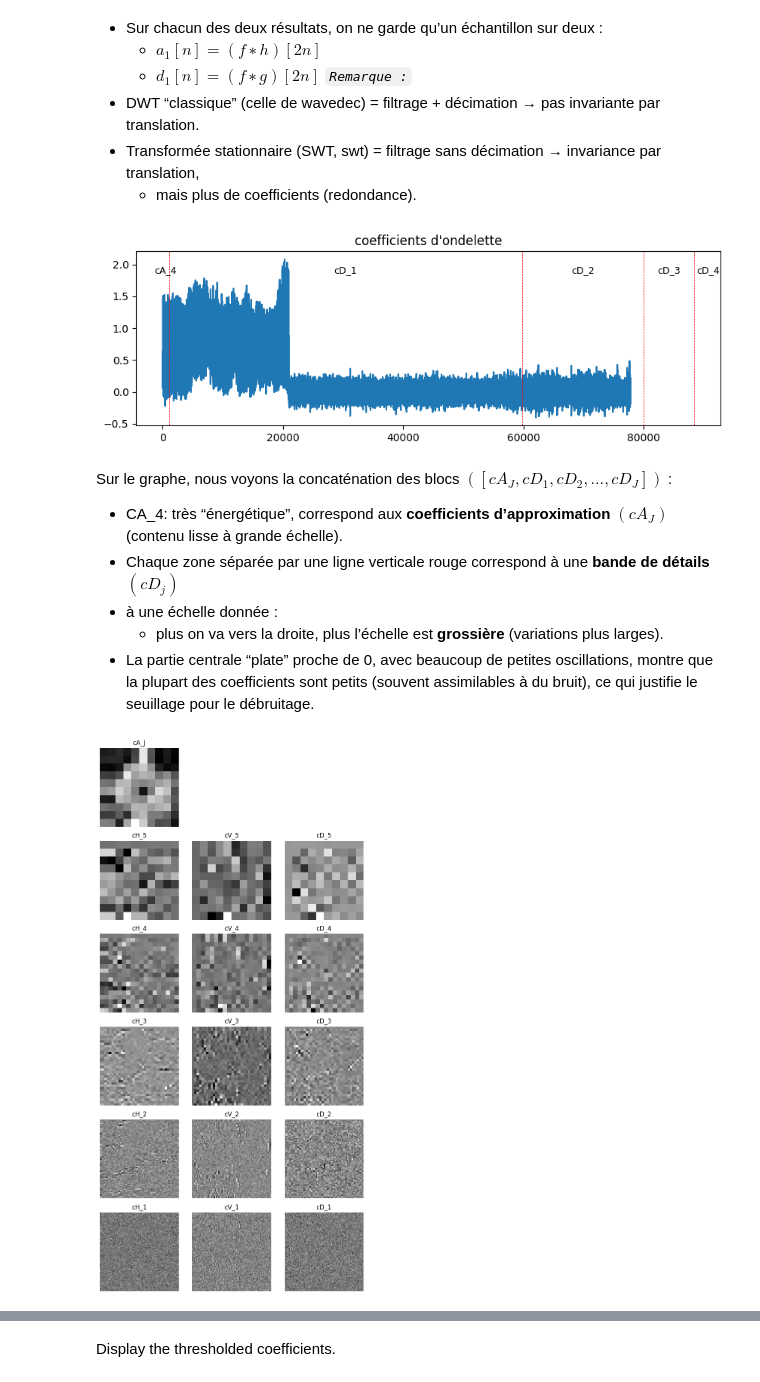
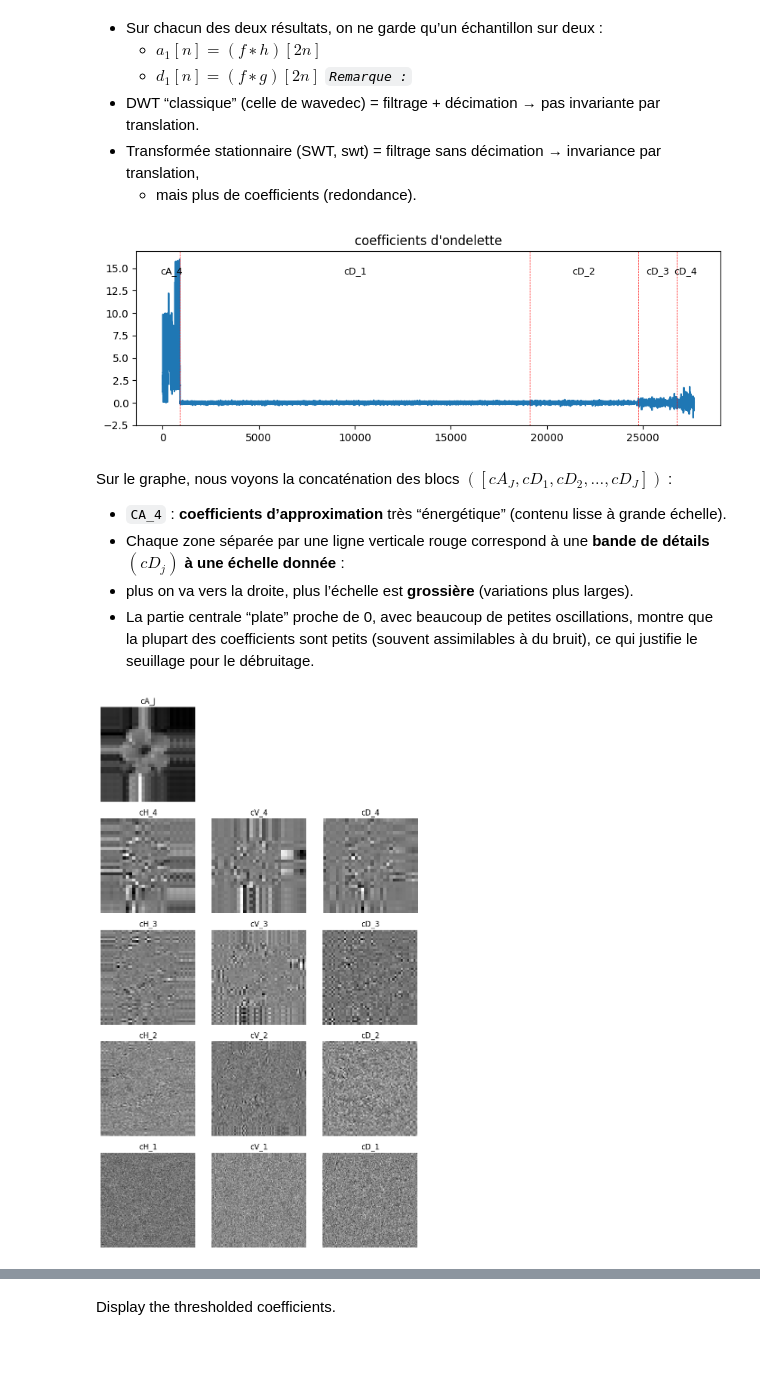
Before and after one commit to Borleo/2_M2_IAFA, a Jupyter notebook: TP_M2IAFA/TP_M2_IMGCMPT/TP23_Imagerie_Computationnelle/2_Wavelet Denoising /Image Denoising with Wavelets/denoisingwav_2_wavelet_2d.ipynb, the cells around one changed output, grey strips where cells are left out. Saved outputs shown, nothing was run; the diff lists cells and outputs as text; code cells hidden in the pictures; blank space fills up the shorter version.

```diff
--- a/TP_M2IAFA/TP_M2_IMGCMPT/TP23_Imagerie_Computationnelle/2_Wavelet Denoising /Image Denoising with Wavelets/denoisingwav_2_wavelet_2d.ipynb
+++ b/TP_M2IAFA/TP_M2_IMGCMPT/TP23_Imagerie_Computationnelle/2_Wavelet Denoising /Image Denoising with Wavelets/denoisingwav_2_wavelet_2d.ipynb
@@ -154,7 +148,7 @@ import numpy as np
 # Transformée décimée (options.ti = 0)
 # y    : signal ou image
 # wavelet='dbN', 'symN', 'haar'
-wavelet = 'sym5'  # par ex., à adapter à ce que fait options.wavelet
+wavelet = 'sym8'  # par ex., à adapter à ce que fait options.wavelet
 w = pywt.Wavelet(wavelet)
 J = pywt.dwt_max_level(data_len=len(y), filter_len=w.dec_len)
 print(f"nombre maximal de niveaux de décomposition : {J}")
@@ -267,23 +261,27 @@ _`Remarque :`_
 - Transformée stationnaire (SWT, swt) = filtrage sans décimation → invariance par translation,
    - mais plus de coefficients (redondance).
 # %%
+# Jmin : niveau minimal
+# J    : niveau maximal ( J = Jmin + 1 )
+
+coeffs_ti_2d = pywt.wavedec2(y, wavelet=wavelet, level=J)
+
+cA_J = coeffs_ti_2d[0]
+detail_tuples = coeffs_ti_2d[1:]        # [(cH_J, cV_J, cD_J), ..., (cH_1, cV_1, cD_1)]
+detail_tuples = detail_tuples[::-1]     # du niveau 1 au niveau J
+
+cDs = [t[2] for t in detail_tuples]     # ne garder que cD_j
+blocs = [np.ravel(cA_J)] + [np.ravel(d) for d in cDs]
+
+x = np.concatenate(blocs)
+labels = [f"cA_{J}"] + [f"cD_{j}" for j in range(1, J+1)]
+
 plt.figure(figsize=(10,3))
 plt.plot(x)
 plt.title("coefficients d'ondelette")
 
-# Jmin : niveau minimal
-# J    : niveau maximal (par ex. J = Jmin + 1 comme dans l'appel MATLAB)
-
-Jmin = 4
-coeffs_ti_2d = pywt.wavedec2(y, wavelet=wavelet, level=Jmin+1)
-cA_J, *details = coeffs_ti_2d
-details = details[::-1]
-blocs = [np.ravel(cA_J)] + [np.ravel(d) for d in details]
-labels = [f"cA_{J}"] + [f"cD_{j}" for j in range(1, J+1)]
-
 # positions de séparation + annotations
 pos = 0
-labels = [f"cA_{Jmin}"] + [f"cD_{j}" for j in range(1, Jmin+1)]
 
 for b, lab in zip(blocs, labels):
     L = len(b)
@@ -292,18 +290,17 @@ for b, lab in zip(blocs, labels):
     if pos > 0:
         plt.axvline(pos, color='r', linestyle='--', linewidth=0.5)
     # texte au milieu du bloc
-    plt.text(x_center, plt.ylim()[1]*0.9, lab,
-             ha='center', va='top', fontsize=9, color='k')
+    plt.text(x_center, plt.ylim()[1]*0.9, lab, ha='center', va='top', fontsize=9, color='k')
     pos += L
 
 plt.axis('tight')
 plt.show()
 # %% [output]
-[figure, old version]
+[figure, new version]
 # %% [markdown]
 Sur le graphe, nous voyons la concaténation des blocs $([cA_J, cD_1, cD_2, \dots, cD_J])$ :
-- CA_4: très “énergétique”, correspond aux **coefficients d’approximation** $(cA_J)$ (contenu lisse à grande échelle).
+- `CA_4` : **coefficients d’approximation** très “énergétique” (contenu lisse à grande échelle).
 - Chaque zone séparée par une ligne verticale rouge correspond à une **bande de détails** $(cD_j)$
-- à une échelle donnée :
-   - plus on va vers la droite, plus l’échelle est **grossière** (variations plus larges).
+__à une échelle donnée__ :
+- plus on va vers la droite, plus l’échelle est **grossière** (variations plus larges).
 - La partie centrale “plate” proche de 0, avec beaucoup de petites oscillations, montre que la plupart des coefficients sont petits (souvent assimilables à du bruit), ce qui justifie le seuillage pour le débruitage.
@@ -346,9 +338,9 @@ def plot_wavelet_2d(coeffs):
     plt.tight_layout()
     return fig
 # %%
-coeffs2 = pywt.wavedec2(y, wavelet="db2", level=Jmin+1)
+coeffs2 = pywt.wavedec2(y, wavelet=wavelet, level=J)
 plot_wavelet_2d(coeffs2)
 plt.show()
 # %% [output]
-[figure, old version]
+[figure, new version]
 # %% [markdown]
```
Also changed, not shown: parts of 63 cells of this notebook.
